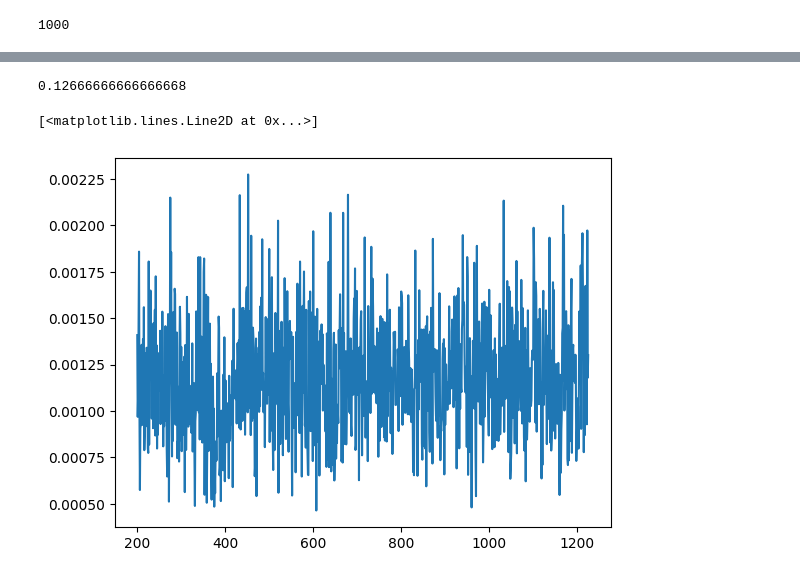
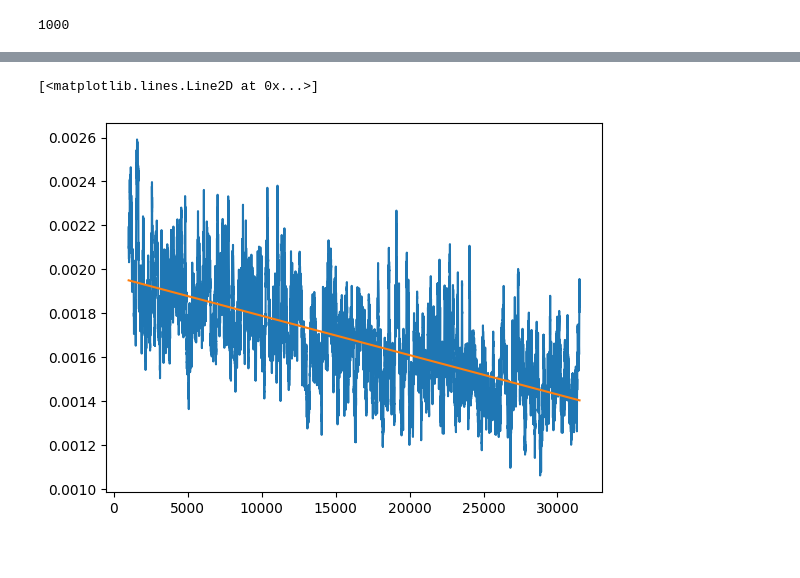
Before and after one commit to BradyWynn/snake, a Jupyter notebook: Snake.ipynb, the cells around one changed output, grey strips where cells are left out. Saved outputs shown, nothing was run; the diff lists cells and outputs as text; code cells hidden in the pictures.

```diff
--- a/Snake.ipynb
+++ b/Snake.ipynb
@@ -223,25 +221,11 @@ RuntimeError: Expected all tensors to be on the same device, but found at least
-# %%
-# best loss:   0.00207378133200109
-# 0.003948253579437733
-# 0.0002190066152252257
-# 0.00013125113036949188
-# 0.0016721078427508473
-# 0.0006189789273776114
-# 4.9065616622101516e-05
-# 7.81641501816921e-05
-# 0.009134437888860703
-# 2.2606200218433514e-05
-
-# this is probably from just blindly predicting 100-130
-
-114/900
-# %% [output]
-0.12666666666666668
-# %%
-smooth = 1
-x = np.arange(len(losses)/smooth)
-y = torch.tensor(losses).view(smooth, -1).mean(0)
-plt.plot(x[200:], y[200:])
-# %% [output]
-[<matplotlib.lines.Line2D at 0x...>]
-[figure, removed]
+# %%
+smooth = 1
+start = 1000
+x = np.arange(len(losses)/smooth)
+y = torch.tensor(losses).view(smooth, -1).mean(0)
+c, b = np.polyfit(x[start:], y[start:], 1)
+plt.plot(x[start:], y[start:])
+plt.plot(x[start:], c*x[start:]+b)
+# %% [output]
+[<matplotlib.lines.Line2D at 0x...>]
+[figure, added]
```
Also changed, not shown: parts of 14 cells of this notebook, 7 other files.
